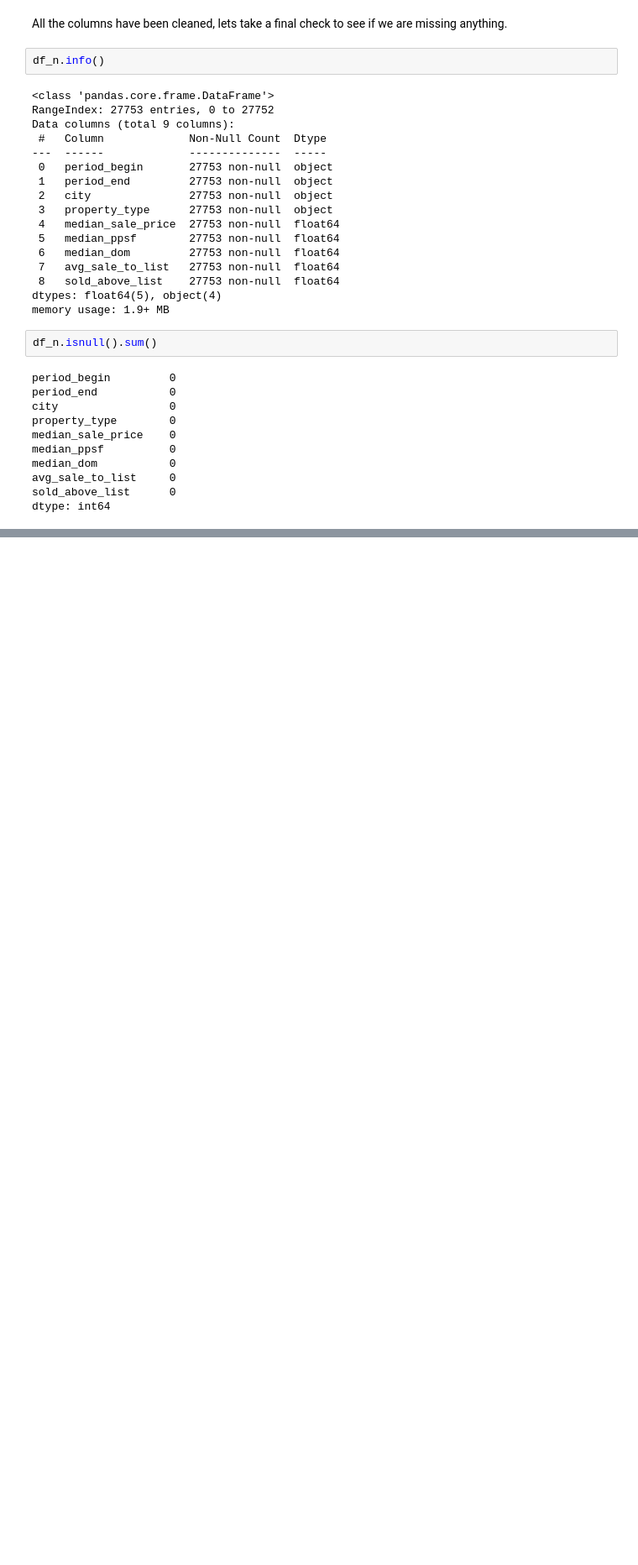
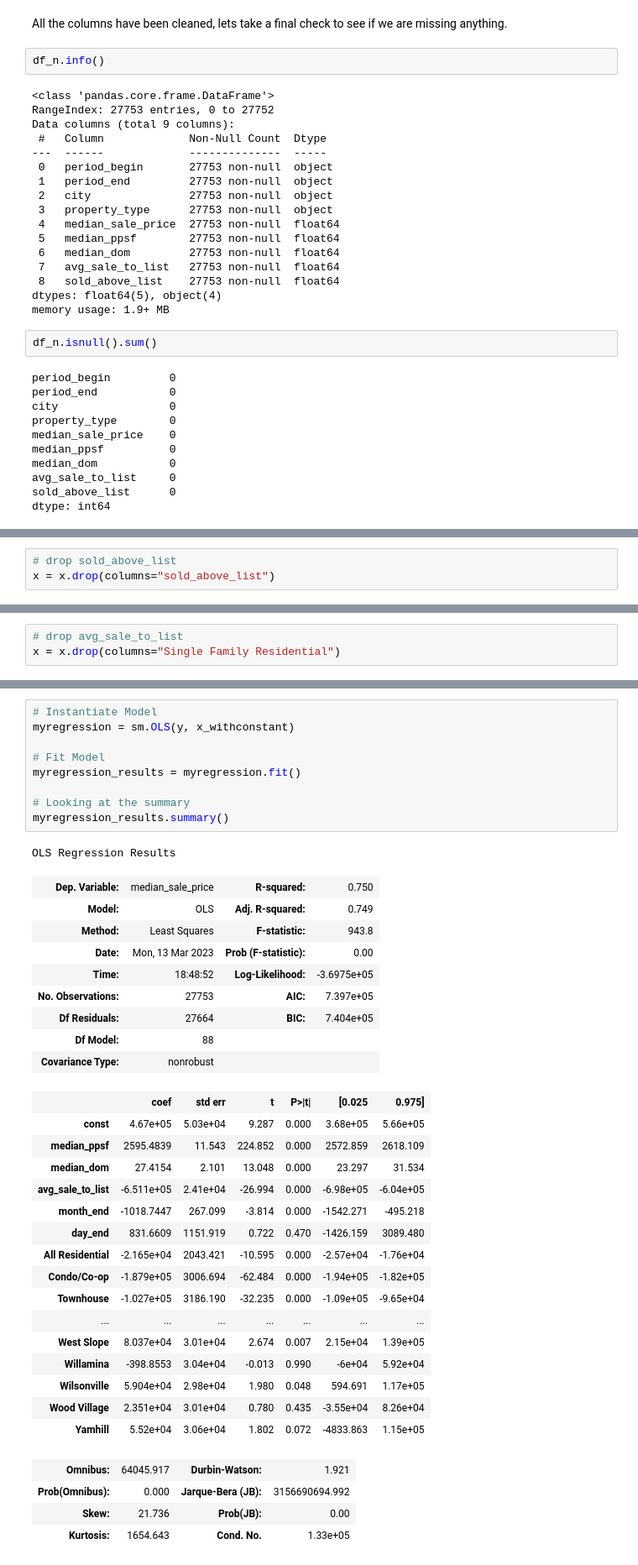
Before and after one commit to marboard/Cap, a Jupyter notebook: Real.ipynb, the cells around one changed output, grey strips where cells are left out. Shown at 84% size. Saved outputs shown, nothing was run; the diff lists cells and outputs as text; blank space fills up the shorter version.

```diff
--- a/Real.ipynb
+++ b/Real.ipynb
@@ -890,0 +1159,3 @@ dtype: int64
+# %%
+# drop sold_above_list
+x = x.drop(columns="sold_above_list")
@@ -890,0 +1234,3 @@ dtype: int64
+# %%
+# drop avg_sale_to_list
+x = x.drop(columns="Single Family Residential")
@@ -890,0 +1323,40 @@ dtype: int64
+# %%
+# Instantiate Model
+myregression = sm.OLS(y, x_withconstant)
+
+# Fit Model
+myregression_results = myregression.fit()
+
+# Looking at the summary
+myregression_results.summary()
+# %% [output]
+OLS Regression Results
+| Dep. Variable: | median_sale_price | R-squared: | 0.750 |
+| Model: | OLS | Adj. R-squared: | 0.749 |
+| Method: | Least Squares | F-statistic: | 943.8 |
+| Date: | Mon, 13 Mar 2023 | Prob (F-statistic): | 0.00 |
+| Time: | 18:48:52 | Log-Likelihood: | -3.6975e+05 |
+| No. Observations: | 27753 | AIC: | 7.397e+05 |
+| Df Residuals: | 27664 | BIC: | 7.404e+05 |
+| Df Model: | 88 |  |  |
+| Covariance Type: | nonrobust |  |  |
+|  | coef | std err | t | P>|t| | [0.025 | 0.975] |
+| const | 4.67e+05 | 5.03e+04 | 9.287 | 0.000 | 3.68e+05 | 5.66e+05 |
+| median_ppsf | 2595.4839 | 11.543 | 224.852 | 0.000 | 2572.859 | 2618.109 |
+| median_dom | 27.4154 | 2.101 | 13.048 | 0.000 | 23.297 | 31.534 |
+| avg_sale_to_list | -6.511e+05 | 2.41e+04 | -26.994 | 0.000 | -6.98e+05 | -6.04e+05 |
+| month_end | -1018.7447 | 267.099 | -3.814 | 0.000 | -1542.271 | -495.218 |
+| day_end | 831.6609 | 1151.919 | 0.722 | 0.470 | -1426.159 | 3089.480 |
+| All Residential | -2.165e+04 | 2043.421 | -10.595 | 0.000 | -2.57e+04 | -1.76e+04 |
+| Condo/Co-op | -1.879e+05 | 3006.694 | -62.484 | 0.000 | -1.94e+05 | -1.82e+05 |
+| Townhouse | -1.027e+05 | 3186.190 | -32.235 | 0.000 | -1.09e+05 | -9.65e+04 |
+| ... | ... | ... | ... | ... | ... | ... |
+| West Slope | 8.037e+04 | 3.01e+04 | 2.674 | 0.007 | 2.15e+04 | 1.39e+05 |
+| Willamina | -398.8553 | 3.04e+04 | -0.013 | 0.990 | -6e+04 | 5.92e+04 |
+| Wilsonville | 5.904e+04 | 2.98e+04 | 1.980 | 0.048 | 594.691 | 1.17e+05 |
+| Wood Village | 2.351e+04 | 3.01e+04 | 0.780 | 0.435 | -3.55e+04 | 8.26e+04 |
+| Yamhill | 5.52e+04 | 3.06e+04 | 1.802 | 0.072 | -4833.863 | 1.15e+05 |
+| Omnibus: | 64045.917 | Durbin-Watson: | 1.921 |
+| Prob(Omnibus): | 0.000 | Jarque-Bera (JB): | 3156690694.992 |
+| Skew: | 21.736 | Prob(JB): | 0.00 |
+| Kurtosis: | 1654.643 | Cond. No. | 1.33e+05 |
```
Also changed, not shown: parts of 70 cells of this notebook.
